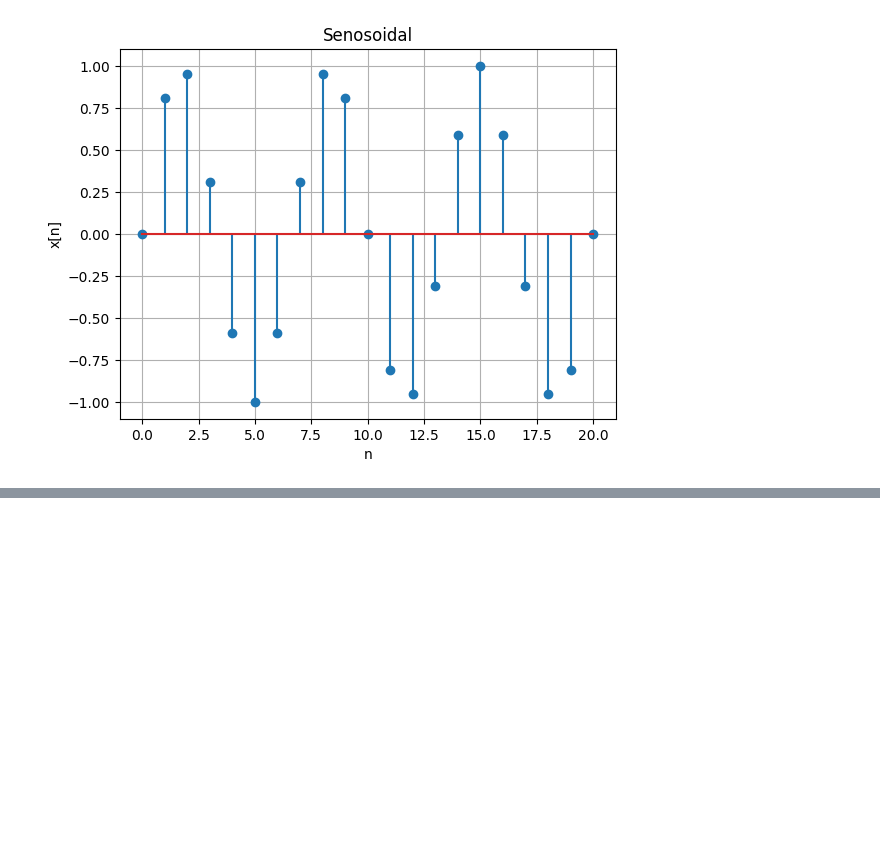
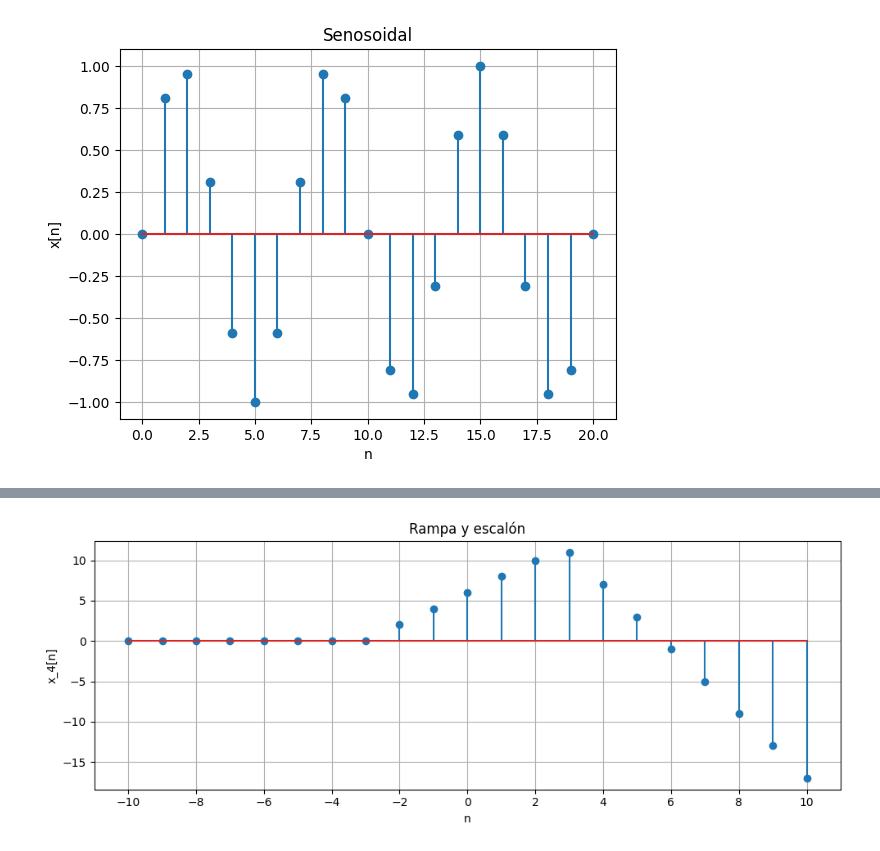
Before and after one commit to mariacamilato/Practica_2_Biosenales, a Jupyter notebook: SeñalesYSistemasDiscretos.ipynb, the cells around one changed output, grey strips where cells are left out. Cells and saved outputs as stored; diff of their text form; code cells hidden in the pictures; blank space fills up the shorter version.

```diff
--- a/SeñalesYSistemasDiscretos.ipynb
+++ b/SeñalesYSistemasDiscretos.ipynb
@@ -143,0 +160,20 @@ plt.show()
+# %%
+# 3.d COMBINACIÓN DE RAMPA Y ESCALÓN
+
+r1, n4 = rampa(-3, -10, 10)
+r2, _  = rampa( 2, -10, 10)
+u3, _  = rampa( 3, -10, 10)
+x4 = 2*r1 - r2 - 5*u3
+
+plt.figure(figsize=(10, 4))
+plt.stem(n4, x4)
+plt.title("Rampa y escalón")
+plt.xlabel("n")
+plt.ylabel("x_4[n]")
+plt.xticks(n4[::2])
+plt.grid(True)
+plt.tight_layout()
+plt.savefig("fig_3d.png", dpi=100)
+plt.show()
+# %% [output]
+[figure, added]
```
Also changed, not shown: parts of 4 cells of this notebook, 5 other files.
